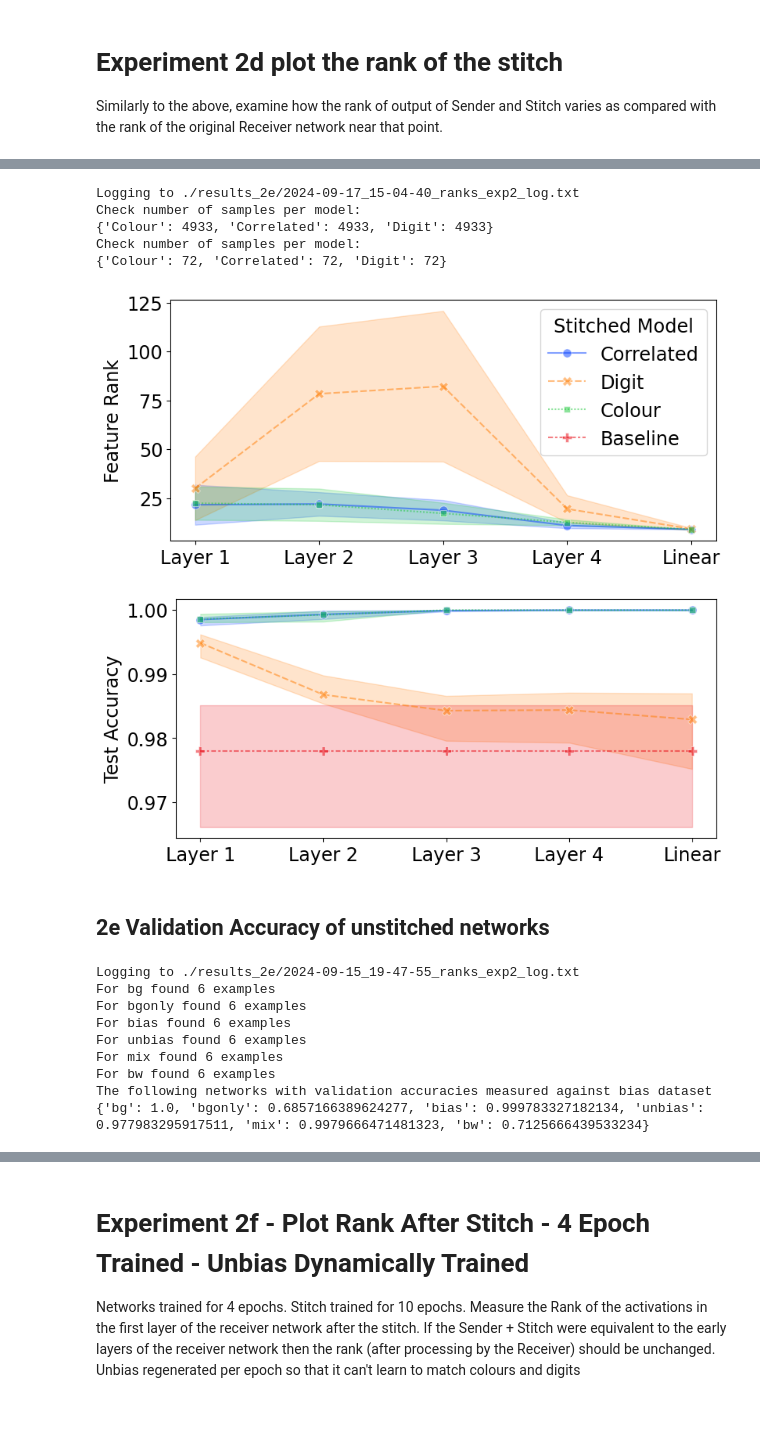
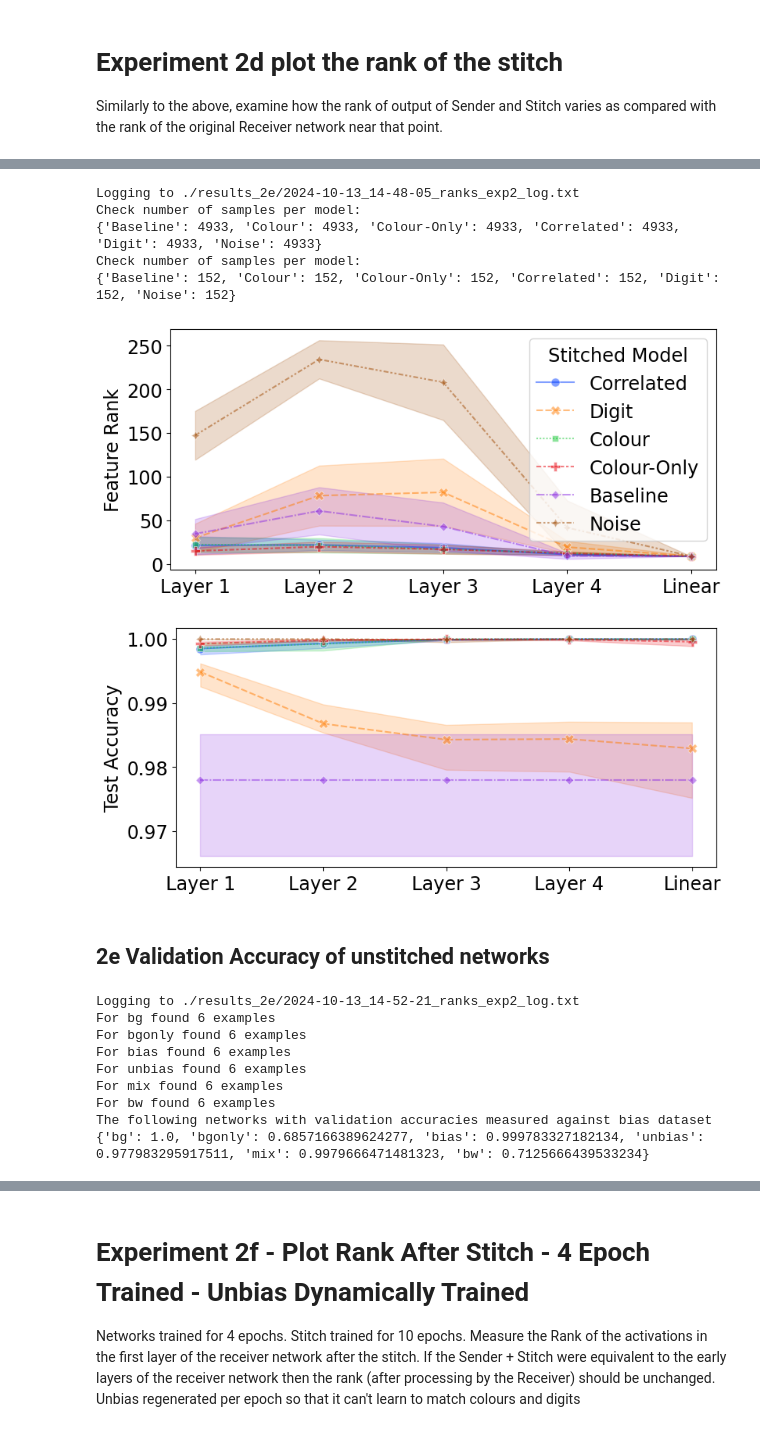
Before and after one commit to DHLSmith/jons-tunnel-effect, a Jupyter notebook: rank.ipynb, the cells around one changed output, grey strips where cells are left out. Cells and saved outputs as stored; diff of their text form; code cells hidden in the pictures.

Commit message:
rank now calculates plots for 2e_b

```diff
--- a/rank.ipynb
+++ b/rank.ipynb
@@ -514,7 +559,14 @@ import os
 # exp1 Synthetic stitch
 csvs_from = os.path.join("../msc_similarity/exp1_ms_with_random_dataset/results_1g_rank/", "*.csv")
 df = csv_to_df(csvs_from)
-
+style_order = ['Correlated',
+               'Digit',
+               'Colour',
+               'Colour-Only',
+               #'Mix',
+               #'Baseline',
+               #'Noise'
+              ]
 rcv_models  = {
                'Colour':         'bg$', # these three may learn colours as a shortcut
                'Colour-Only':     'bgonly',
@@ -613,8 +665,8 @@ plt.figure(figsize=(9,4))
 line_plot = sns.lineplot(data=df3, x='name', y='val_acc', hue='receiver', style='receiver',
                          hue_order=style_order, style_order=style_order,
                          markers=True, dashes=True, markersize=8, alpha=0.5, palette='bright',
-                        errorbar=("pi",100))
-
+                        errorbar=("sd",1))
+# errorbar=("sd",1)) for standard dev
 # errorbar=("ci",100) would give 100% confidence interval "pi" is percentile interval
 
 #plt.title("Val Acc of VGG19 recievers stitched with synthetic data")
@@ -632,7 +684,7 @@ labels, handles = zip(*unsorted_labels_handles)
 plt.legend(handles, labels, title='RCV Model', loc='upper right', bbox_to_anchor=(1.25, 1))
 plt.legend().remove()
 plt.xticks(ticks=range(len(custom_labels)), labels=custom_labels) # rename ticks
-plt.savefig(f"./results_1g/1g_lin_post_stitch_acc.png", bbox_inches='tight')
-plt.savefig(f"./results_1g/1g_lin_post_stitch_acc.pdf", bbox_inches='tight')
+#plt.savefig(f"./results_1g/1g_lin_post_stitch_acc.png", bbox_inches='tight')
+plt.savefig(f"./results_1g/1g_lin_post_stitch_acc_sd.pdf", bbox_inches='tight')
 plt.show()
 # %% [output]
@@ -966,6 +1032,28 @@ logfile_name = formatted_time + "_ranks_exp2_log.txt"
 save_log_as = f"./results_2e/{logfile_name}"
 logtofile(f"Logging to {save_log_as}")
 import os
+
+# styles to reproduce graph A5 of the NeurIPS paper "AllAcc/RankToDigit"
+makeAllRanks = True
+if makeAllRanks:
+    style_order = ['Correlated',
+                   'Digit',
+                   'Colour',
+                   'Colour-Only',
+                   #'Mix',
+                   'Baseline',
+                   'Noise'
+                  ]
+    send_models = {'Baseline': '^unbias$',
+                   'Colour':         '^bg\d', # these three may learn colours as a shortcut
+                   'Colour-Only':     '^bgonly\d',
+                   'Correlated':       '^bias\d',
+                   'Digit':     '^unbias\d', # these three have to learn to read digits
+                   #'Mix':        '^mix\d',
+                   #'bw':         '^bw\d',
+                   'Noise':      '^X\dunbias' # syntetic random data stitched in
+                  }
+
 
 # exp2 colour_MNIST
 csvs_from = os.path.join("../msc_similarity/exp2_ms_with_colorMNIST/results_4_epochs_rank/", "*.csv")
@@ -986,15 +1074,6 @@ df['name'] = df['name'].str.replace(r'_rcv_', '', regex=True)
 df['name'] = df['name'].str.replace(r'^rcv_', '', regex=True)
 df['name'] = df['name'].str.replace(r'^send_', '', regex=True)
 
-send_models = {#'Baseline': '^unbias$',
-               'Colour':         '^bg\d', # these three may learn colours as a shortcut
-               #'Colour-Only':     '^bgonly\d',
-               'Correlated':       '^bias\d',
-               'Digit':     '^unbias\d', # these three have to learn to read digits
-               #'Mix':        '^mix\d',
-               #'bw':         '^bw\d',
-               #'Noise':      '^X\dunbias' # syntetic random data stitched in
-              }
 df['sender'] = 'unknown'
 sizes = {}
 for k, v in send_models.items():
@@ -1062,38 +1141,38 @@ print(f"Check number of samples per model:\n{sizes}")
 # Sort the model column and create a categorical type with sorted categories
 # e.g models are X6bgonly or bgonly
 df3['name'] = pd.Categorical(df3['name'], categories=cat_order, ordered=True)
 # Create line plot
 plt.figure(figsize=(9,4))
 
 line_plot = sns.lineplot(data=df3, x='name', y='features_rank', hue='sender', style='sender',
                          hue_order=style_order, style_order=style_order,
                          markers=True, dashes=True, markersize=8, alpha=0.5, palette='bright',
                         errorbar=("sd",1))
 
 #plt.title("Rank of first layer of Digit receiver after the stitch")
 #plt.xlabel('Layer Name')
 plt.xlabel('')
 plt.ylabel('Feature Rank', fontsize='xx-large')
 #plt.yscale('log')
 #plt.xticks(rotation=0)
 plt.tick_params(axis='both', labelsize='xx-large')
 
 handles, labels = line_plot.get_legend_handles_labels()
 #sorted_labels_handles = sorted(zip(labels, handles))
 unsorted_labels_handles = zip(labels, handles)
 labels, handles = zip(*unsorted_labels_handles)
 plt.legend(handles, labels, title='Stitched Model', loc='upper right', bbox_to_anchor=(1, 1), fontsize='xx-large', title_fontsize='xx-large')
 plt.xticks(ticks=range(len(custom_labels)), labels=custom_labels)
-plt.savefig(f"./results_2e/2e_lin_post_stitch_ranks.png", bbox_inches='tight')
+#plt.savefig(f"./results_2e/2e_lin_post_stitch_ranks.png", bbox_inches='tight')
 plt.savefig(f"./results_2e/2e_lin_post_stitch_ranks.pdf", bbox_inches='tight')
 plt.show()
 # %% [output]
-Logging to ./results_2e/2024-09-17_15-04-40_ranks_exp2_log.txt
+Logging to ./results_2e/2024-10-13_14-48-05_ranks_exp2_log.txt
 Check number of samples per model:
-{'Colour': 4933, 'Correlated': 4933, 'Digit': 4933}
+{'Baseline': 4933, 'Colour': 4933, 'Colour-Only': 4933, 'Correlated': 4933, 'Digit': 4933, 'Noise': 4933}
 Check number of samples per model:
-{'Colour': 72, 'Correlated': 72, 'Digit': 72}
+{'Baseline': 152, 'Colour': 152, 'Colour-Only': 152, 'Correlated': 152, 'Digit': 152, 'Noise': 152}
-[figure, old version]
+[figure, new version]
 # %%
 # Create line plot
 plt.figure(figsize=(9,4))
@@ -1101,7 +1180,9 @@ plt.figure(figsize=(9,4))
 line_plot = sns.lineplot(data=df3, x='name', y='val_acc', hue='sender', style='sender',
                          hue_order=style_order, style_order=style_order,
                          markers=True, dashes=True, markersize=8, alpha=0.5, palette='bright',
-                        errorbar=("pi",100))
+                        errorbar=("pi", 100))
+# errorbar=("sd",1)) for standard deviation
+# errorbar=("pi",100)) for all results
 
 #plt.title("Val Acc of Digit receiver stitched from senders at various layers")
 #plt.xlabel('Layer Name')
@@ -1118,11 +1199,11 @@ labels, handles = zip(*unsorted_labels_handles)
 plt.legend(handles, labels, title='Stitched Model', loc='upper right', bbox_to_anchor=(1.25, 1), fontsize='xx-large', title_fontsize='xx-large')
 plt.legend().remove()
 plt.xticks(ticks=range(len(custom_labels)), labels=custom_labels)
-plt.savefig(f"./results_2e/2e_lin_post_stitch_acc.png", bbox_inches='tight')
+#plt.savefig(f"./results_2e/2e_lin_post_stitch_acc.png", bbox_inches='tight')
 plt.savefig(f"./results_2e/2e_lin_post_stitch_acc.pdf", bbox_inches='tight')
 plt.show()
 # %% [output]
-[figure, old version]
+[figure, new version]
 # %% [markdown]
 ## 2e Validation Accuracy of unstitched networks
 # %%
@@ -1164,7 +1245,7 @@ for k, v in ref_models.items():
 print("The following networks with validation accuracies measured against bias dataset")
 print(accuracies)
 # %% [output]
-Logging to ./results_2e/2024-09-15_19-47-55_ranks_exp2_log.txt
+Logging to ./results_2e/2024-10-13_14-52-21_ranks_exp2_log.txt
 For bg found 6 examples
 For bgonly found 6 examples
 For bias found 6 examples
```
Also changed, not shown: parts of 21 cells of this notebook, 2 other files.
